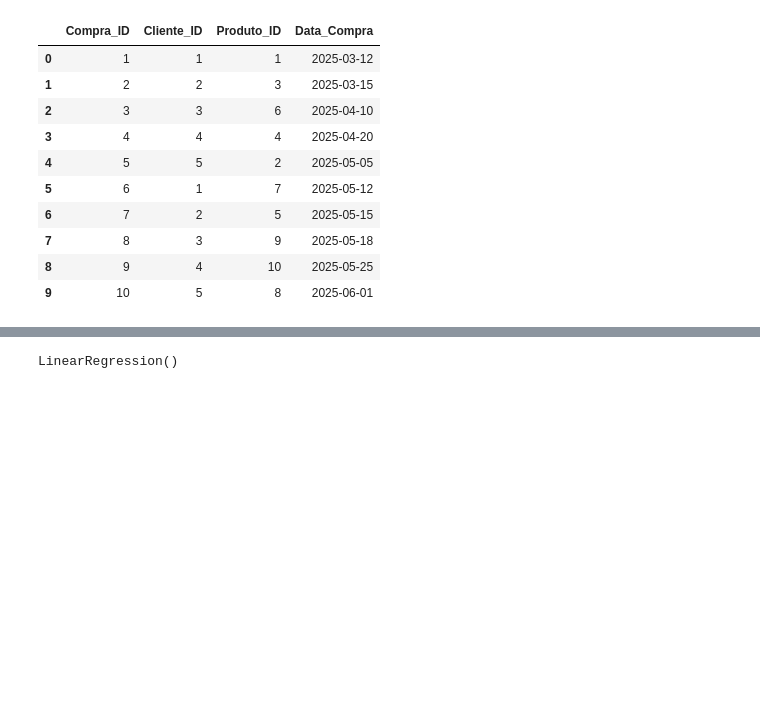
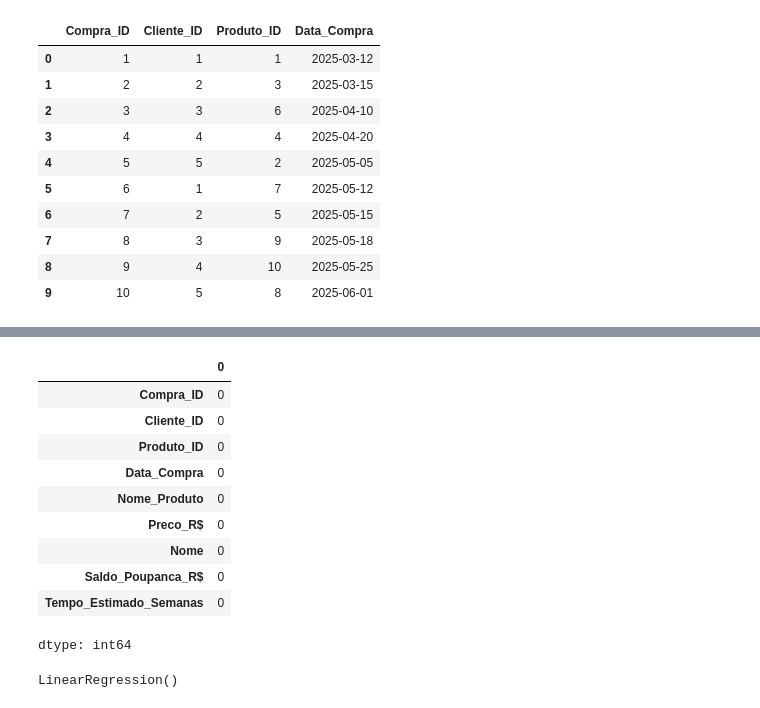
Before and after one commit to andsonandreribeiro09/Oficina_Regressao_Linear, a Jupyter notebook: Modelo_Entidade_Relacionamento_(ER).ipynb, the cells around one changed output, grey strips where cells are left out. Drawn from its saved outputs; the diff is of its cells as text; code cells hidden in the pictures; blank space fills up the shorter version.

```diff
--- a/Modelo_Entidade_Relacionamento_(ER).ipynb
+++ b/Modelo_Entidade_Relacionamento_(ER).ipynb
@@ -154,3 +167,17 @@ compra_produto_cliente
+# %%
+compra_produto_cliente.isnull().sum()
+# %% [output]
+|  | 0 |
+| Compra_ID | 0 |
+| Cliente_ID | 0 |
+| Produto_ID | 0 |
+| Data_Compra | 0 |
+| Nome_Produto | 0 |
+| Preco_R$ | 0 |
+| Nome | 0 |
+| Saldo_Poupanca_R$ | 0 |
+| Tempo_Estimado_Semanas | 0 |
+dtype: int64
 # %%
 # Definindo as variáveis
 X = compra_produto_cliente[['Preco_R$', 'Saldo_Poupanca_R$']].values
```
Also changed, not shown: parts of 8 cells of this notebook.
